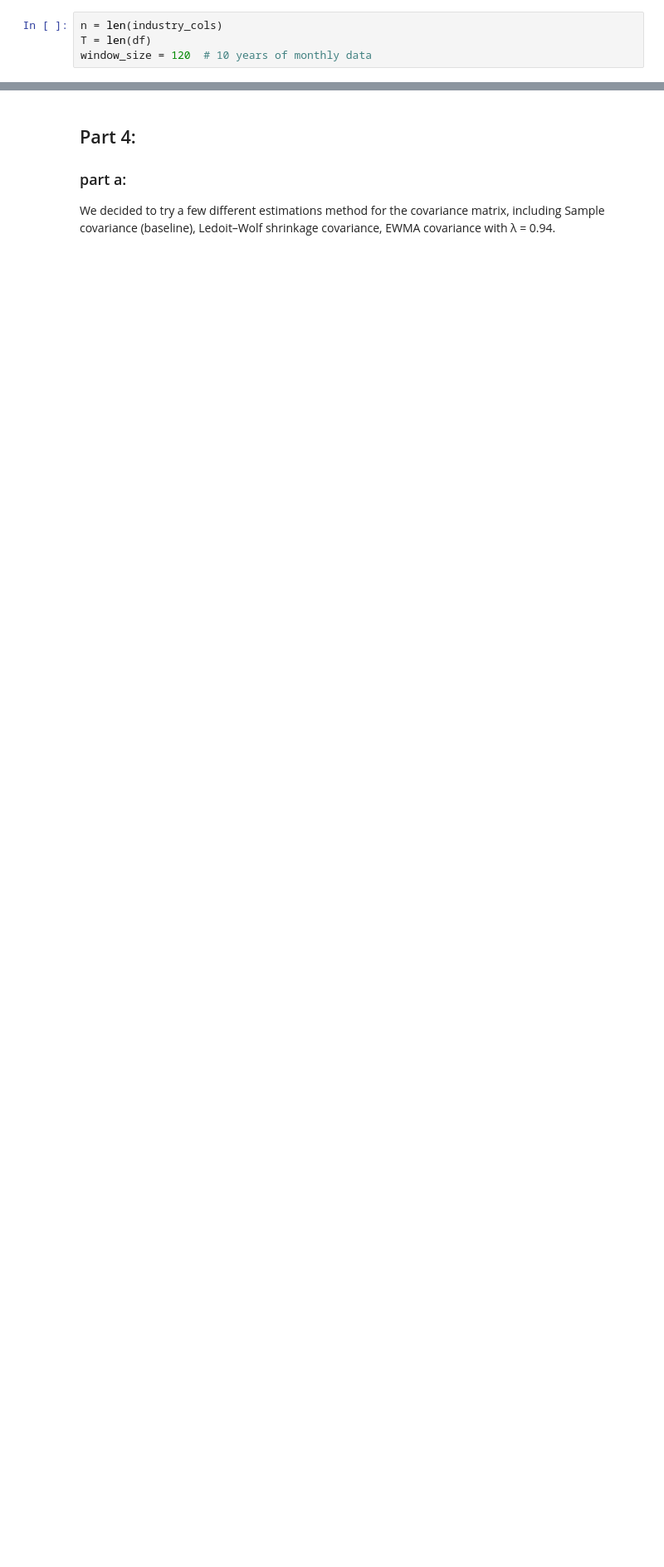
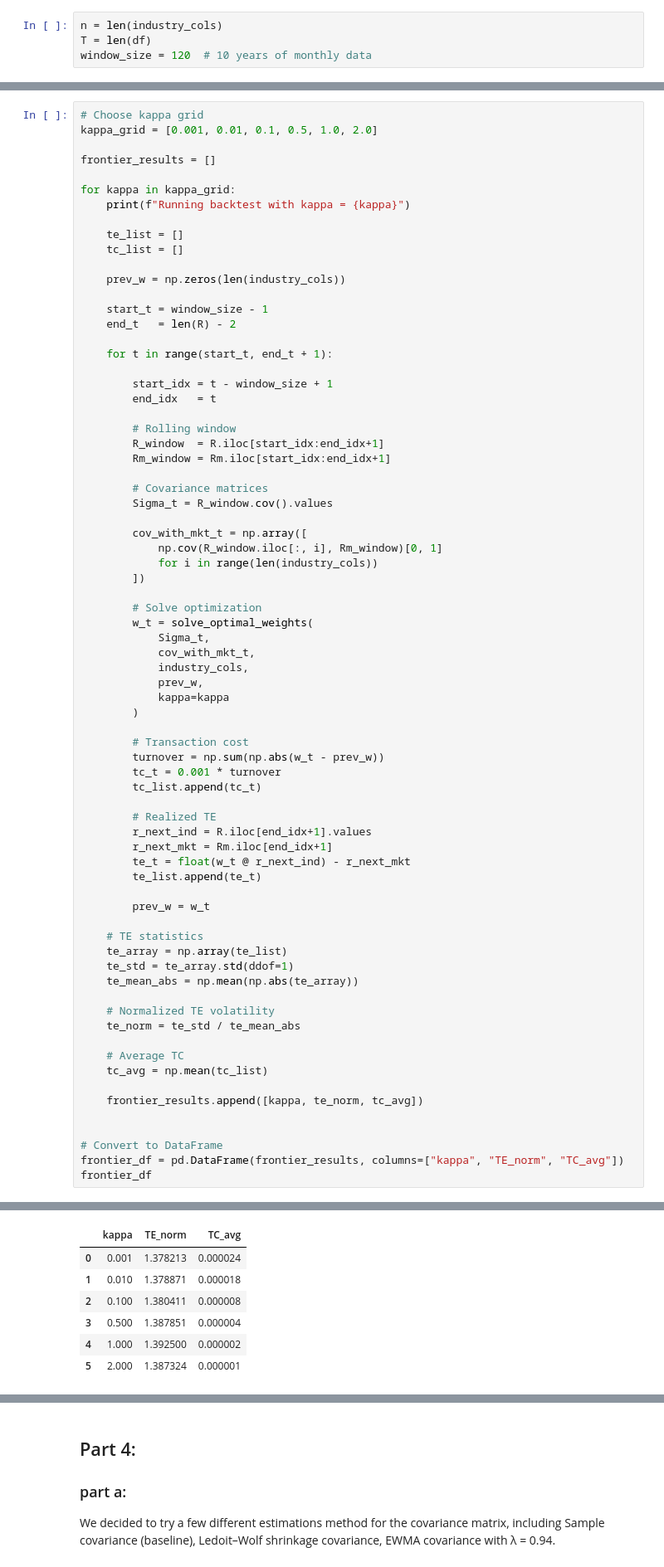
Before and after one commit to BerkeAltiparmak/market-index-replication, a Jupyter notebook: rebalancing.ipynb, the cells around one changed output, grey strips where cells are left out. Shown at 83% size. Drawn from its saved outputs; the diff is of its cells as text; blank space fills up the shorter version.

```diff
--- a/rebalancing.ipynb
+++ b/rebalancing.ipynb
@@ -282,0 +279,74 @@ window_size = 120  # 10 years of monthly data
+# %%
+# Choose kappa grid
+kappa_grid = [0.001, 0.01, 0.1, 0.5, 1.0, 2.0]
+
+frontier_results = []
+
+for kappa in kappa_grid:
+    print(f"Running backtest with kappa = {kappa}")
+
+    te_list = []
+    tc_list = []
+
+    prev_w = np.zeros(len(industry_cols))
+
+    start_t = window_size - 1
+    end_t   = len(R) - 2
+
+    for t in range(start_t, end_t + 1):
+
+        start_idx = t - window_size + 1
+        end_idx   = t
+
+        # Rolling window
+        R_window  = R.iloc[start_idx:end_idx+1]
+        Rm_window = Rm.iloc[start_idx:end_idx+1]
+
+        # Covariance matrices
+        Sigma_t = R_window.cov().values
+
+        cov_with_mkt_t = np.array([
+            np.cov(R_window.iloc[:, i], Rm_window)[0, 1]
+            for i in range(len(industry_cols))
+        ])
+
+        # Solve optimization
+        w_t = solve_optimal_weights(
+            Sigma_t,
+            cov_with_mkt_t,
+            industry_cols,
+            prev_w,
+            kappa=kappa
+        )
+
+        # Transaction cost
+        turnover = np.sum(np.abs(w_t - prev_w))
+        tc_t = 0.001 * turnover
+        tc_list.append(tc_t)
+
+        # Realized TE
+        r_next_ind = R.iloc[end_idx+1].values
+        r_next_mkt = Rm.iloc[end_idx+1]
+        te_t = float(w_t @ r_next_ind) - r_next_mkt
+        te_list.append(te_t)
+
+        prev_w = w_t
+
+    # TE statistics
+    te_array = np.array(te_list)
+    te_std = te_array.std(ddof=1)
+    te_mean_abs = np.mean(np.abs(te_array))
+
+    # Normalized TE volatility
+    te_norm = te_std / te_mean_abs
+
+    # Average TC
+    tc_avg = np.mean(tc_list)
+
+    frontier_results.append([kappa, te_norm, tc_avg])
+
+
+# Convert to DataFrame
+frontier_df = pd.DataFrame(frontier_results, columns=["kappa", "TE_norm", "TC_avg"])
+frontier_df
+# %% [output]
@@ -282,0 +359,7 @@ window_size = 120  # 10 years of monthly data
+|  | kappa | TE_norm | TC_avg |
+| 0 | 0.001 | 1.378213 | 0.000024 |
+| 1 | 0.010 | 1.378871 | 0.000018 |
+| 2 | 0.100 | 1.380411 | 0.000008 |
+| 3 | 0.500 | 1.387851 | 0.000004 |
+| 4 | 1.000 | 1.392500 | 0.000002 |
+| 5 | 2.000 | 1.387324 | 0.000001 |
```
Also changed, not shown: parts of 22 cells of this notebook.
